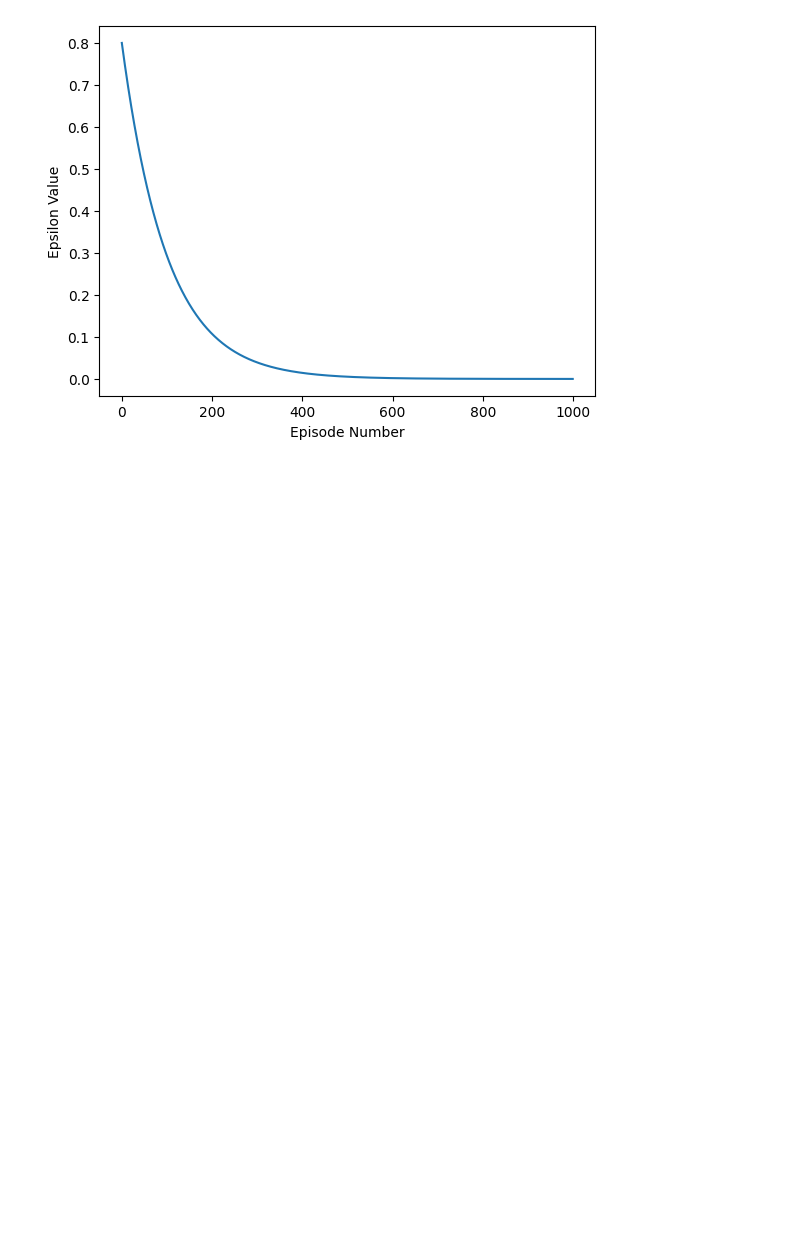
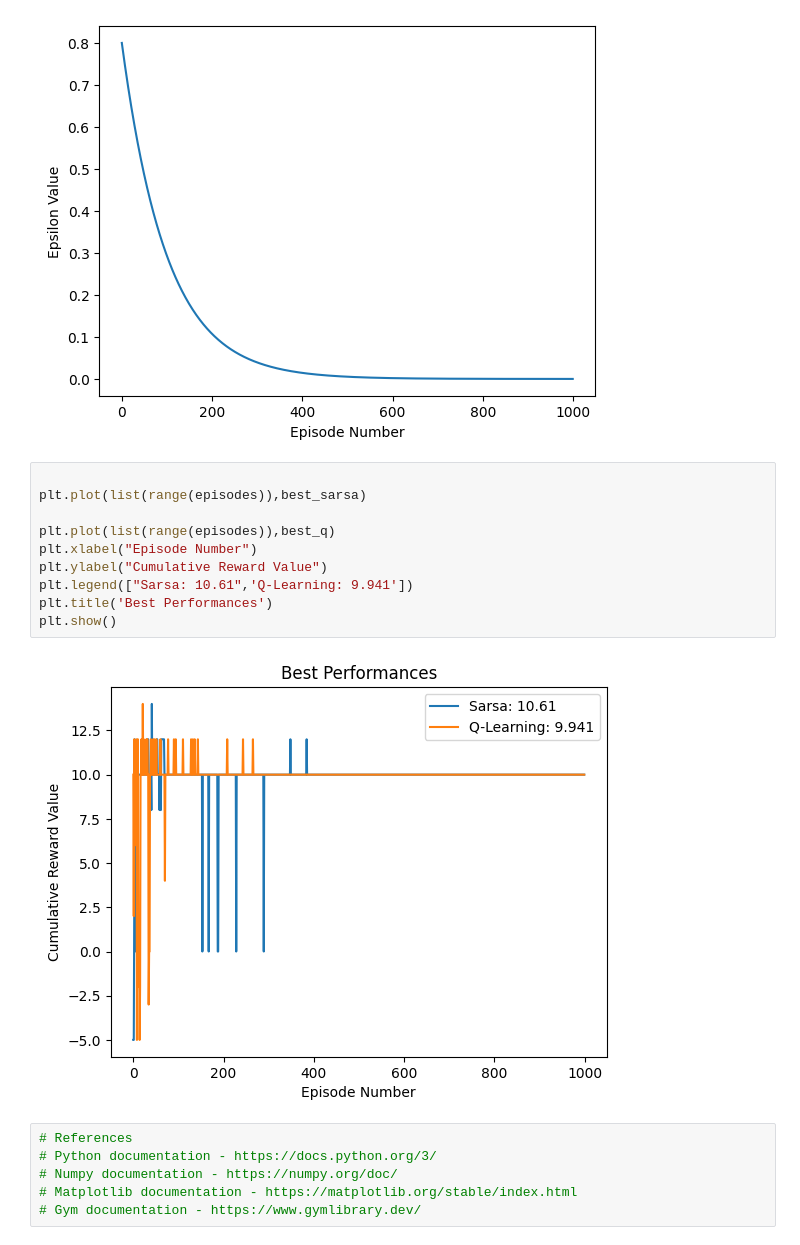
Before and after one commit to apolloin3D/574_HW3, a Jupyter notebook: mariadis_cicloss_assignment3.ipynb, the cells around one changed output. Cells and saved outputs as stored; diff of their text form; blank space fills up the shorter version.

```diff
--- a/mariadis_cicloss_assignment3.ipynb
+++ b/mariadis_cicloss_assignment3.ipynb
@@ -1120,3 +1124,21 @@ plt.ylabel("Epsilon Value")
 plt.show()
 # %% [output]
 [figure]
+# %%
+
+plt.plot(list(range(episodes)),best_sarsa)
+
+plt.plot(list(range(episodes)),best_q)
+plt.xlabel("Episode Number")
+plt.ylabel("Cumulative Reward Value")
+plt.legend(["Sarsa: 10.61",'Q-Learning: 9.941'])
+plt.title('Best Performances')
+plt.show()
+# %% [output]
+[figure, added]
+# %%
+# References
+# Python documentation - https://docs.python.org/3/
+# Numpy documentation - https://numpy.org/doc/
+# Matplotlib documentation - https://matplotlib.org/stable/index.html
+# Gym documentation - https://www.gymlibrary.dev/
```
Also changed, not shown: parts of 22 cells of this notebook.
